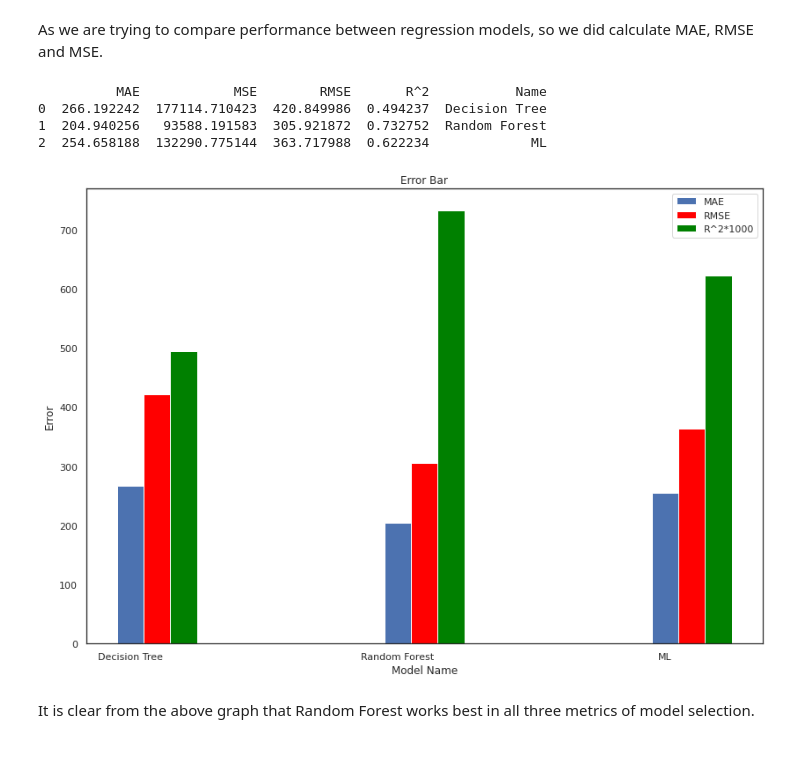
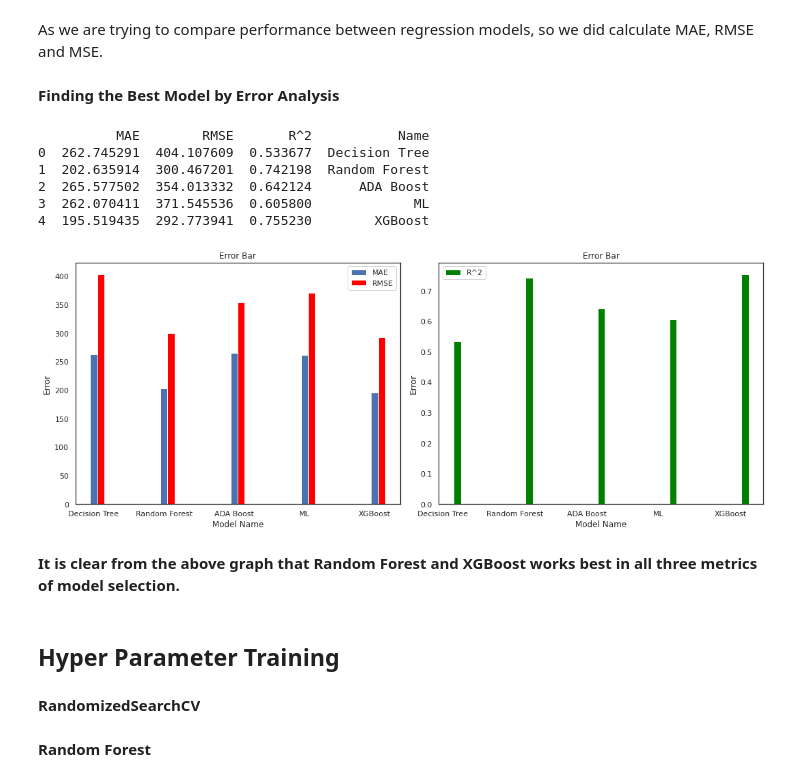
Before and after one commit to Mihrabch/Rental, a Jupyter notebook: Rental_Github.ipynb, the cells around one changed output. Drawn from its saved outputs; the diff is of its cells as text; code cells hidden in the pictures; blank space fills up the shorter version.

```diff
--- a/Rental_Github.ipynb
+++ b/Rental_Github.ipynb
@@ -332,7 +331,7 @@ date = pd.DataFrame(dfk_categorical_drp1['date'].value_counts().rename_axis('Typ
 dfk_list = [heating, cond, intQual, petsall, tpflt,date]
 # %%
 p = []
-name = ['heating', 'cond', 'intQual', 'petsall', 'tpflt','date']
+name = ['Heating', 'Condition', 'Interior Quality', 'Pets Allowed', 'Type of Flat','Move in Date']
 for i in range(0,len(dfk_list)):
     fig = plt.figure()
     plt.barh(dfk_list[i].Types, dfk_list[i].counts)
@@ -649,14 +653,18 @@ X_test = pd.DataFrame((X_test_c))
 from sklearn.pipeline import make_pipeline
 from sklearn.tree import DecisionTreeRegressor
 from sklearn.ensemble import RandomForestRegressor
+from sklearn.ensemble import AdaBoostRegressor
 from sklearn.neural_network import MLPRegressor
+import xgboost as xgb
 
 
 
 models_to_test = {
-                  'decision tree': DecisionTreeRegressor(random_state=42),
-                  'random forest': RandomForestRegressor(n_estimators=100, random_state=42),
-                  'ML Regressor' : MLPRegressor(random_state=1, max_iter=400)
+                  'decision tree': DecisionTreeRegressor(),
+                  'random forest': RandomForestRegressor(),
+                  'Ada Boost': AdaBoostRegressor(),
+                  'ML Regressor' : MLPRegressor(),
+                  'XGBoost Regressor': xgb.XGBRegressor()
                   }
 # %%
 #Predicting and Plotting
@@ -724,8 +742,9 @@ R Square/Adjusted R Square is better used to explain the model to other people b
 Adjusted R square is the only metric here that considers the overfitting problem.
 # %% [markdown]
 As we are trying to compare performance between regression models, so we did calculate MAE, RMSE and MSE.
+# %% [markdown]
+**Finding the Best Model by Error Analysis**
 # %%
-# Error visualize
 
 # MSE and RMSE
 from sklearn.metrics import mean_squared_error
@@ -741,7 +760,7 @@ def predict_and_return_error(y_predict, y_test):
     r2 = r2_score(y_test, y_predict)
     warnings.simplefilter("ignore")
 
-    return MAE, lin_mse, lin_rmse,r2
+    return MAE, lin_rmse,r2
 # %%
 error = [] #for test data
 er = [] #for test data
@@ -760,39 +779,56 @@ for i in range (0,len(y)):
 
 
 
-name = ['Decision Tree','Random Forest', 'ML']
+name = ['Decision Tree','Random Forest','ADA Boost', 'ML','XGBoost']
 
 er = pd.DataFrame(er)
 er['Name'] = name
-er = er.rename(columns={0: 'MAE', 1: 'MSE', 2: 'RMSE', 3: 'R^2'})
+er = er.rename(columns={0: 'MAE', 1: 'RMSE', 2: 'R^2'})
 
 print(er)
 # %% [output]
-          MAE            MSE        RMSE       R^2           Name
-0  266.192242  177114.710423  420.849986  0.494237  Decision Tree
-1  204.940256   93588.191583  305.921872  0.732752  Random Forest
-2  254.658188  132290.775144  363.717988  0.622234             ML
+          MAE        RMSE       R^2           Name
+0  262.745291  404.107609  0.533677  Decision Tree
+1  202.635914  300.467201  0.742198  Random Forest
+2  265.577502  354.013332  0.642124      ADA Boost
+3  262.070411  371.545536  0.605800             ML
+4  195.519435  292.773941  0.755230        XGBoost
 # %%
-model_name = er.iloc[:,4]
-error = er.iloc[0:3,0:4]
+model_name = er.iloc[:,3]
+error = er.iloc[0:2,0:3]
 x = np.arange(len(model_name))
 width = .2
+rows = 1
+columns = 2
+fig = plt.figure(figsize=(15, 6))
+fig.add_subplot(rows, columns, 1)
 plt.bar(x, er.iloc[:,0], width/2,label = 'MAE')
-plt.bar(x+ width/2, er.iloc[:,2], width/2, label = 'RMSE',color = 'red')
-plt.bar(x+ width/2*2, er.iloc[:,3]*1000, width/2, label = 'R^2*1000',color = 'green')
+plt.bar(x+ width/2, er.iloc[:,1], width/2, label = 'RMSE',color = 'red')
+plt.xticks(x,model_name)
+# plt.yticks(x,model_name)
+plt.xlabel("Model Name")
+plt.ylabel("Error")
+plt.title("Error Bar")
+plt.tight_layout()
+plt.legend()
+
+fig.add_subplot(rows, columns, 2)
+plt.bar(x+ width/2*2, er.iloc[:,2], width/2, label = 'R^2',color = 'green')
 
 
 
 
 plt.xticks(x,model_name)
 # plt.yticks(x,model_name)
 plt.xlabel("Model Name")
 plt.ylabel("Error")
 plt.title("Error Bar")
 plt.tight_layout()
 plt.legend()
 plt.show()
 # %% [output]
-[figure, old version]
+[figure, new version]
 # %% [markdown]
-It is clear from the above graph that Random Forest works best in all three metrics of model selection.
+**It is clear from the above graph that Random Forest and XGBoost works best in all three metrics of model selection.**
+# %% [markdown]
+## **Hyper Parameter Training**
@@ -798,0 +838,4 @@ It is clear from the above graph that Random Forest works best in all three metr
+# %% [markdown]
+**RandomizedSearchCV**
+# %% [markdown]
+**Random Forest**
```
Also changed, not shown: parts of 44 cells of this notebook.
